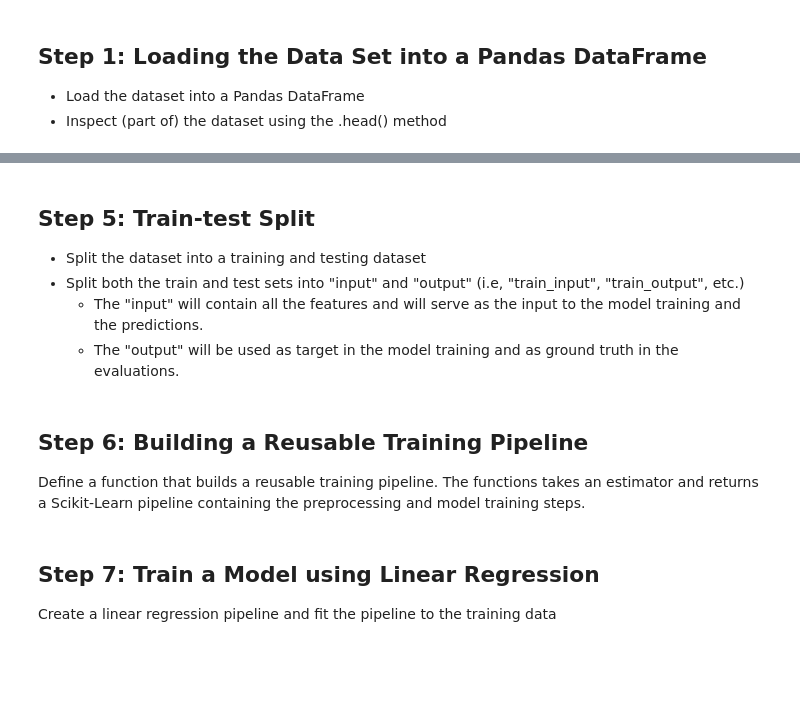
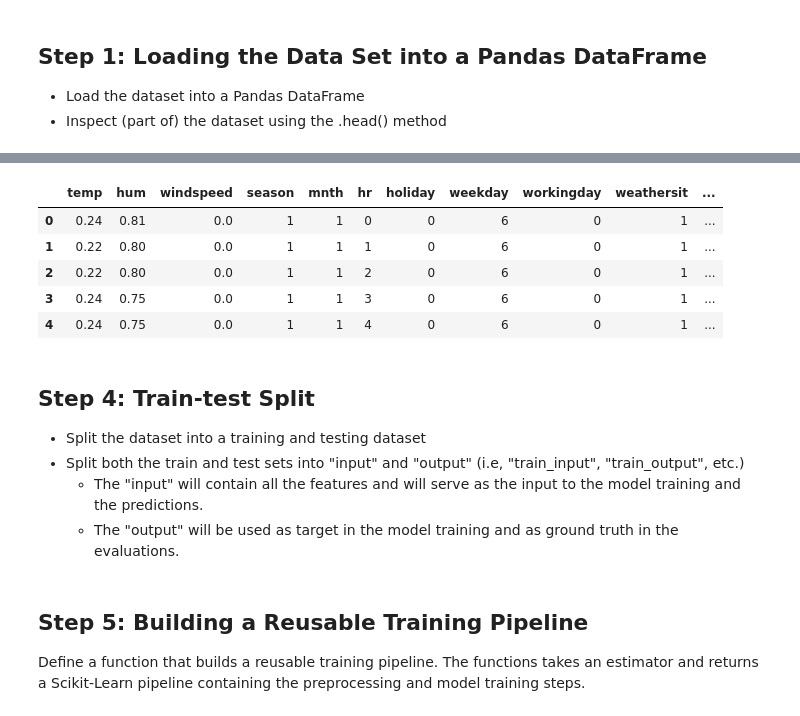
Before and after one commit to aai-institute/aai-studio-mlflow-for-ml-practitioners-shared, a Jupyter notebook: notebooks/bike-sharing-prediction.ipynb, the cells around one changed output, grey strips where cells are left out. Cells and saved outputs as stored; diff of their text form; code cells hidden in the pictures; blank space fills up the shorter version.

```diff
--- a/notebooks/bike-sharing-prediction.ipynb
+++ b/notebooks/bike-sharing-prediction.ipynb
@@ -74,10 +79,17 @@ FEATURES = NUMERICAL_FEATURES + CATEGORICAL_FEATURES
 
 TARGET = "cnt"
 # %%
-features_target = data_2011[FEATURES + [TARGET]]
+features_target = bike_sharing_data[FEATURES + [TARGET]]
 features_target.head()
+# %% [output]
+|  | temp | hum | windspeed | season | mnth | hr | holiday | weekday | workingday | weathersit | ... |
+| 0 | 0.24 | 0.81 | 0.0 | 1 | 1 | 0 | 0 | 6 | 0 | 1 | ... |
+| 1 | 0.22 | 0.80 | 0.0 | 1 | 1 | 1 | 0 | 6 | 0 | 1 | ... |
+| 2 | 0.22 | 0.80 | 0.0 | 1 | 1 | 2 | 0 | 6 | 0 | 1 | ... |
+| 3 | 0.24 | 0.75 | 0.0 | 1 | 1 | 3 | 0 | 6 | 0 | 1 | ... |
+| 4 | 0.24 | 0.75 | 0.0 | 1 | 1 | 4 | 0 | 6 | 0 | 1 | ... |
 # %% [markdown]
-## Step 5: Train-test Split
+## Step 4: Train-test Split
 
 
 - Split the dataset into a training and testing dataset
@@ -93,7 +105,7 @@ y_train = train_data[TARGET]
 X_test = test_data[FEATURES]
 y_test = test_data[TARGET]
 # %% [markdown]
-## Step 6: Building a Reusable Training Pipeline
+## Step 5: Building a Reusable Training Pipeline
 
 Define a function that builds a reusable training pipeline. The functions
 takes an estimator and returns a Scikit-Learn pipeline containing the preprocessing
@@ -117,7 +129,3 @@ def build_pipeline(estimator):
         ("preprocessor", preprocessor),
         ("estimator", estimator),
     ])
-# %% [markdown]
-## Step 7: Train a Model using Linear Regression
-
-Create a linear regression pipeline and fit the pipeline to the training data
```
Also changed, not shown: parts of 19 cells of this notebook.
